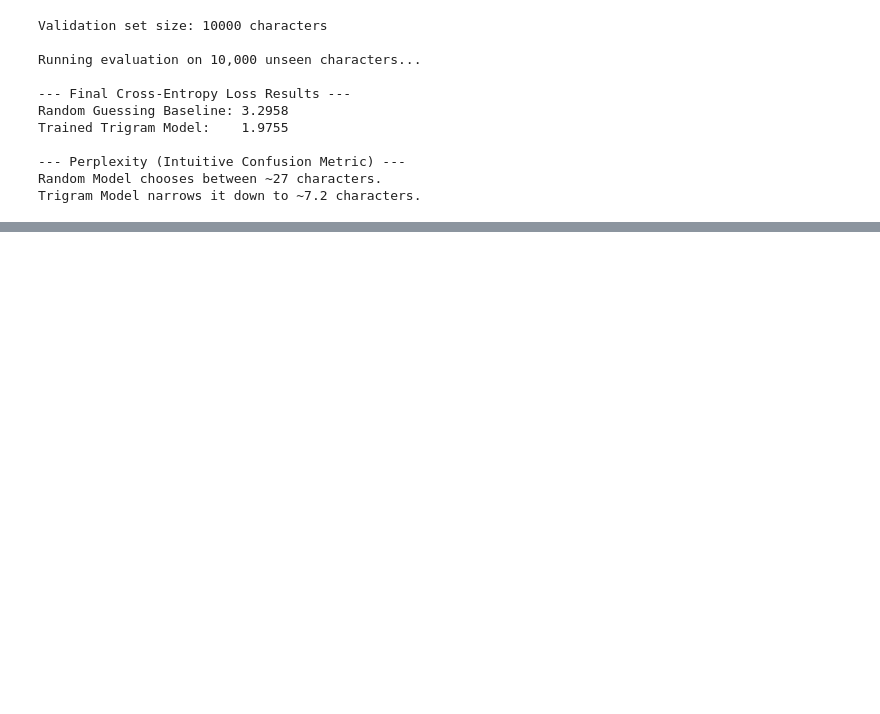
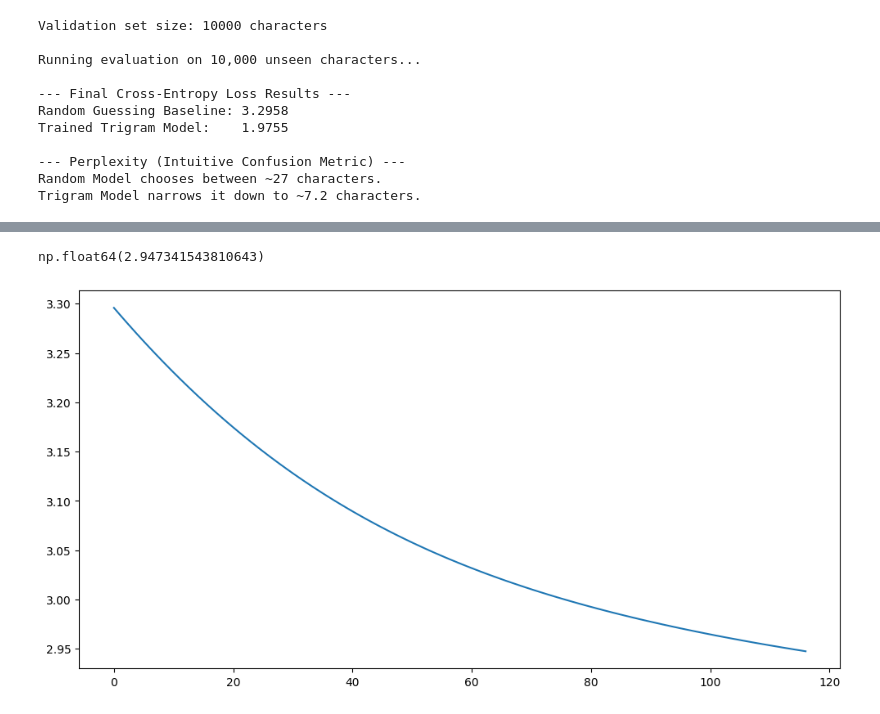
Before and after one commit to burakemretetik/dl_with_py, a Jupyter notebook: predicting_letters.ipynb, the cells around one changed output, grey strips where cells are left out. Drawn from its saved outputs; the diff is of its cells as text; code cells hidden in the pictures; blank space fills up the shorter version.

```diff
--- a/predicting_letters.ipynb
+++ b/predicting_letters.ipynb
@@ -367,0 +427,33 @@ Trigram Model narrows it down to ~7.2 characters.
+# %%
+# 1. Configuration
+batch_size = 10000
+n = batch_size
+input_size = 54   # 26 letters + space, times 2 characters
+hidden_size = 128
+hidden_size2 = 64
+output_size = 27  # Predict 1 character out of 27
+learning_rate = 0.2
+
+# 2. Initialize Parameters (Weights and Biases)
+# Using standard normal distribution scaled down for stability
+W1 = np.random.randn(input_size, hidden_size) * 0.01
+b1 = np.zeros((1, hidden_size))
+
+W2 = np.random.randn(hidden_size, hidden_size2) * 0.01
+b2 = np.zeros((1, hidden_size2))
+
+W3 = np.random.randn(hidden_size2, output_size) * 0.01
+b3 = np.zeros((1, output_size))
+
+# 3. Define Functions (Updated for batch processing)
+def relu(x):
+    return np.maximum(0, x)
+
+def softmax(x):
+    exp_x = np.exp(x - np.max(x, axis=1, keepdims=True))
+    return exp_x / np.sum(exp_x, axis=1, keepdims=True)
+# %%
+# Get the data
+X, Y = get_batch(train_xs, train_ys, batch_size=batch_size)
+print(X.shape)
+print(Y.shape)
@@ -367,0 +463,2 @@ Trigram Model narrows it down to ~7.2 characters.
+# %%
+training_loss_history = []
@@ -367,0 +521,7 @@ Trigram Model narrows it down to ~7.2 characters.
+# %%
+plt.figure(figsize=(12, 6))
+plt.plot(training_loss_history)
+training_loss_history[-1]
+# %% [output]
+np.float64(2.947341543810643)
+[figure, added]
```
Also changed, not shown: parts of 11 cells of this notebook.
